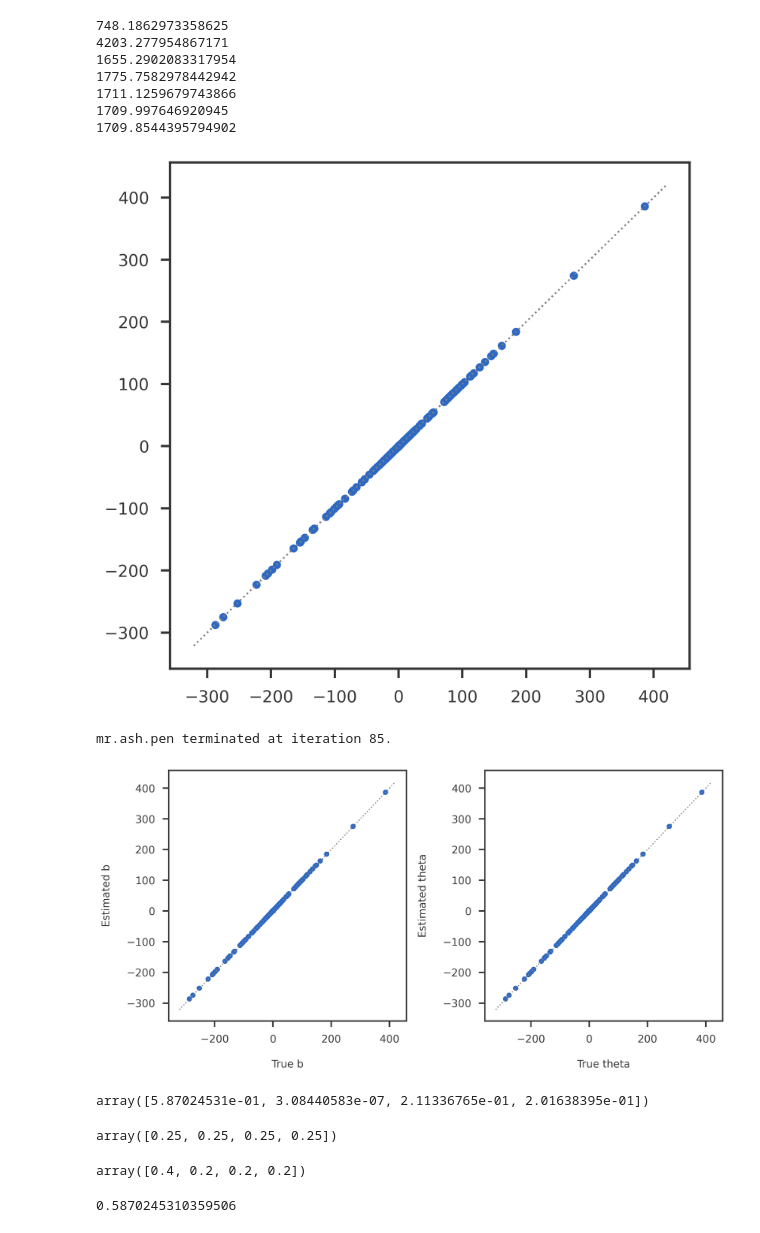
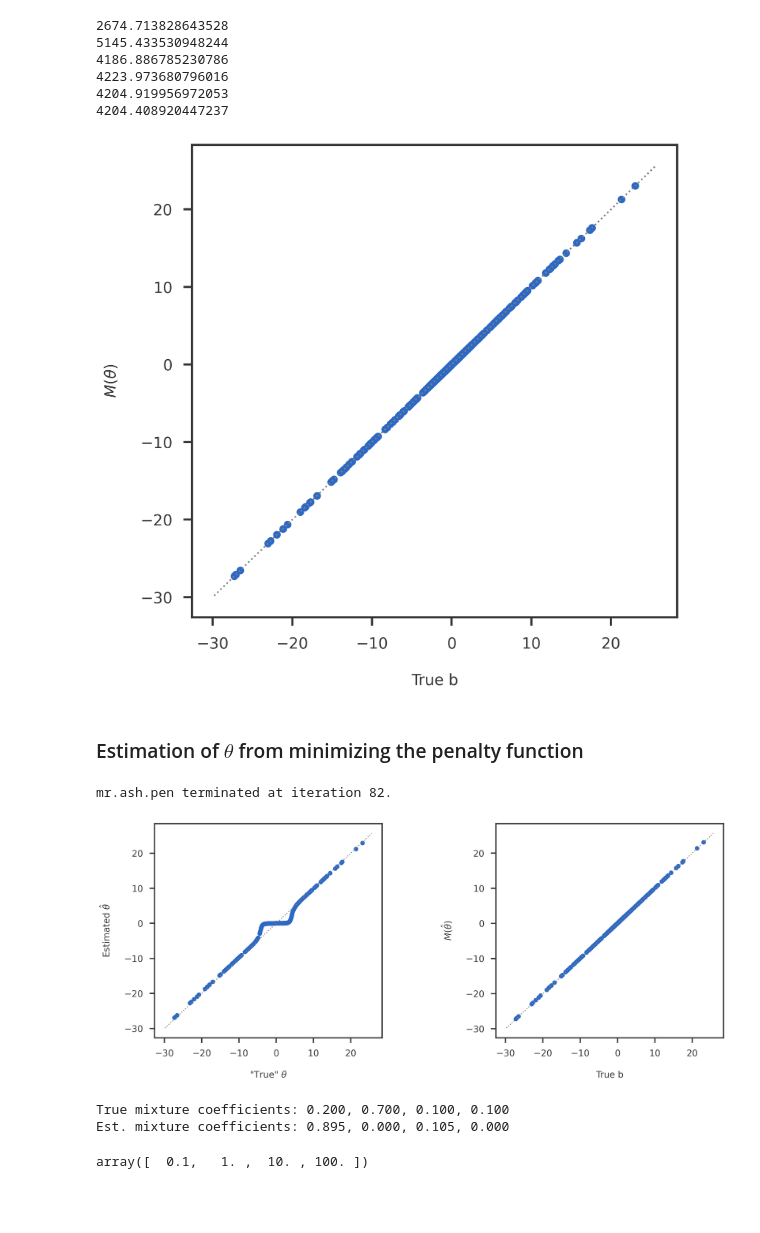
Before and after one commit to banskt/mr-ash-pen-workspace, a Jupyter notebook: notebooks/penalty_optimization/optimization_penalty_function_using_plr.ipynb, the cells around one changed output. Saved outputs shown, nothing was run; the diff lists cells and outputs as text; code cells hidden in the pictures; blank space fills up the shorter version.

```diff
--- a/notebooks/penalty_optimization/optimization_penalty_function_using_plr.ipynb
+++ b/notebooks/penalty_optimization/optimization_penalty_function_using_plr.ipynb
@@ -35,15 +35,18 @@ def initialize_ash_prior(k, scale = 2, sparsity = None):
     prior_grid = np.sqrt(sk2)
     return w, prior_grid
 # %%
-p = 500
+p = 2000
 k = 4
 sparsity = 0.4
 strue = 1.0
 
 np.random.seed(100)
 wtrue, sk = initialize_ash_prior(k, sparsity = sparsity)
+wtrue = np.array([0.2, 0.7, 0.1, 0.1])
 sk = np.logspace(-1, k-2, k)
+sk[1] = 1.2
 btrue = sample_mixgauss(wtrue, sk, p)
+
 y = NM_sample(btrue, std = strue)
 dj = np.ones(p)
 # %%
@@ -151,16 +159,20 @@ objtrue   = penalty_operator(z_newraph, wtrue, strue, sk, dj)
 fig = plt.figure()
 ax1 = fig.add_subplot(111)
 ax1.scatter(btrue, b_newraph)
+ax1.set_xlabel("True b")
+ax1.set_ylabel(r"$M(\theta)$")
+#ax1.set_title(r"Obtain $\theta$ using Newton-Raphson, and estimate $\hat{b} = M(\theta)$ " )
 mpl_utils.plot_diag(ax1)
 # %% [output]
-748.1862973358625
-4203.277954867171
-1655.2902083317954
-1775.7582978442942
-1711.1259679743866
-1709.997646920945
-1709.8544395794902
+2674.713828643528
+5145.433530948244
+4186.886785230786
+4223.973680796016
+4204.919956972053
+4204.408920447237
-[figure, old version]
+[figure, new version]
+# %% [markdown]
+### Estimation of $\theta$ from minimizing the penalty function
 # %%
 z = np.random.rand(p)
 softmax_base = np.exp(1)
@@ -176,43 +188,39 @@ plr_lbfgs = PLR(method = 'L-BFGS-B', is_prior_scaled = True, optimize_s = False,
                 maxiter = 2000, tol = 1e-8)
 plr_lbfgs.fit(np.eye(p), btrue, sk, binit = btrue, winit = winit, s2init = s2init)
 # %% [output]
-mr.ash.pen terminated at iteration 85.
+mr.ash.pen terminated at iteration 82.
 # %%
 b_hat = plr_lbfgs.coef
 z_hat = plr_lbfgs.theta
 
-fig = plt.figure(figsize = (12,6))
+fig = plt.figure(figsize = (14,6))
 ax1 = fig.add_subplot(121)
 ax2 = fig.add_subplot(122)
 
-ax1.scatter(btrue, b_hat)
+ax2.scatter(btrue, z_hat)
+mpl_utils.plot_diag(ax2)
+ax2.set_xlabel("True b")
+ax2.set_ylabel(r"$M(\hat{\theta})$")
+
+ax1.scatter(z_newraph, b_hat)
 mpl_utils.plot_diag(ax1)
-ax1.set_xlabel("True b")
-ax1.set_ylabel("Estimated b")
-
-ax2.scatter(z_newraph, z_hat)
-mpl_utils.plot_diag(ax2)
-ax2.set_xlabel("True theta")
-ax2.set_ylabel("Estimated theta")
+ax1.set_xlabel("\"True\" " + r"$\theta$")
+ax1.set_ylabel(r"Estimated $\hat{\theta}$")
 
 plt.tight_layout()
-
+plt.subplots_adjust(wspace = 0.5)
 plt.show()
 # %% [output]
-[figure, old version]
+[figure, new version]
 # %%
-plr_lbfgs.prior
+wstr_true = ", ".join([f"{x:.3f}" for x in wtrue])
+wstr_est  = ", ".join([f"{x:.3f}" for x in plr_lbfgs.prior])
+print (f"True mixture coefficients: {wstr_true}")
+print (f"Est. mixture coefficients: {wstr_est}")
 # %% [output]
-array([5.87024531e-01, 3.08440583e-07, 2.11336765e-01, 2.01638395e-01])
+True mixture coefficients: 0.200, 0.700, 0.100, 0.100
+Est. mixture coefficients: 0.895, 0.000, 0.105, 0.000
-# %%
-winit
-# %% [output]
-array([0.25, 0.25, 0.25, 0.25])
-# %%
-wtrue
-# %% [output]
-array([0.4, 0.2, 0.2, 0.2])
-# %%
-plr_lbfgs.prior[0]
-# %% [output]
-0.5870245310359506
+# %%
+sk
+# %% [output]
+array([  0.1,   1. ,  10. , 100. ])
```
Also changed, not shown: parts of 3 cells of this notebook, 3 other files.
